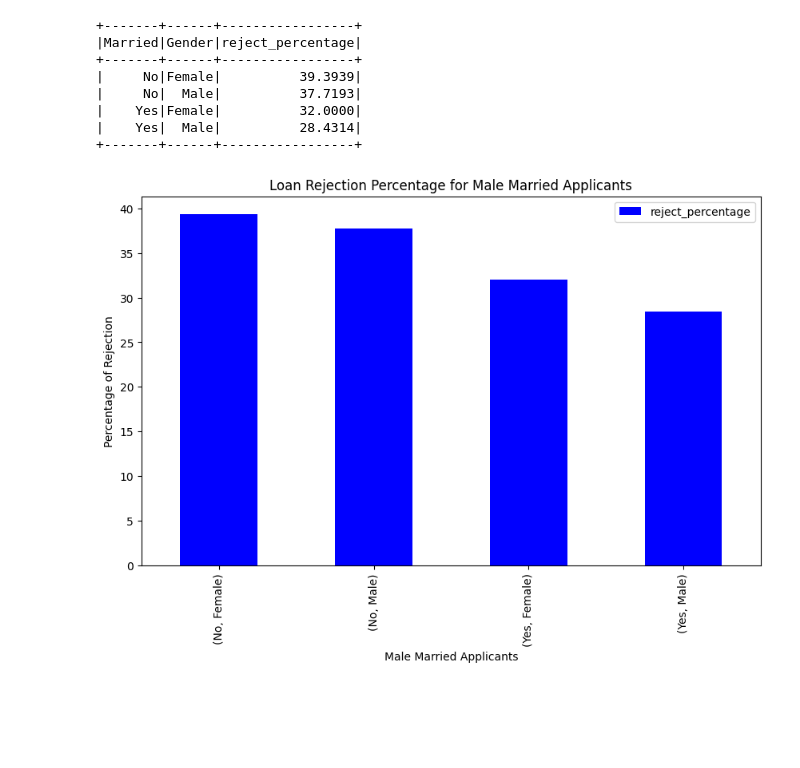
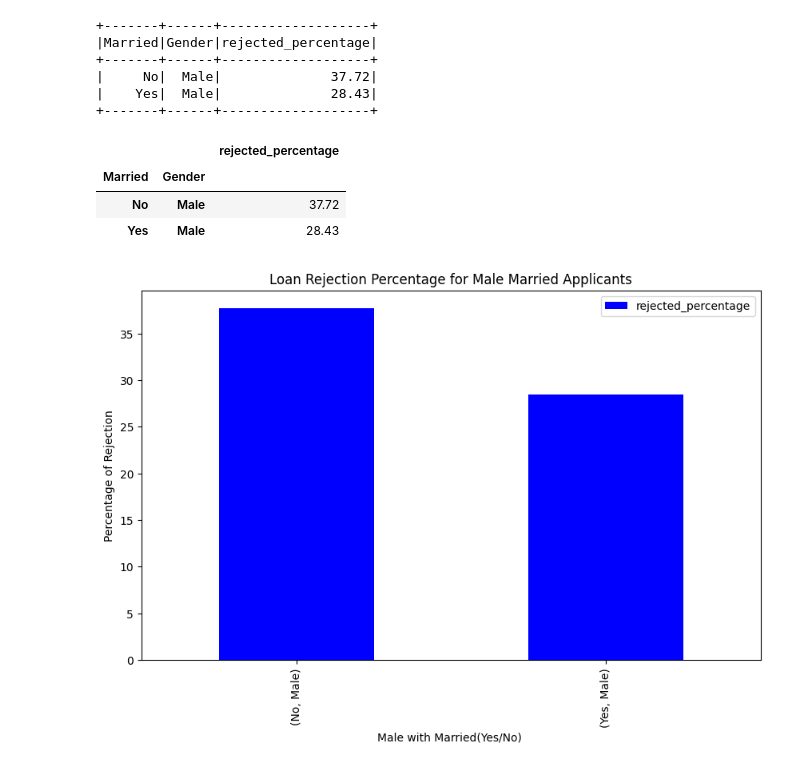
Before and after one commit to Suneetha-2022/Capstone_Project, a Jupyter notebook: Loan_Visualization/Male_Married.ipynb, the cells around one changed output. Drawn from its saved outputs; the diff is of its cells as text; code cells hidden in the pictures; blank space fills up the shorter version.

Commit message:
Loan Visualizations

```diff
--- a/Loan_Visualization/Male_Married.ipynb
+++ b/Loan_Visualization/Male_Married.ipynb
@@ -16,8 +16,20 @@ import matplotlib.pyplot as plt
 # %%
 spark = SparkSession.builder.appName("Male_Married_Rejection").getOrCreate()
 # %%
-query= "(SELECT Married, Gender, (SUM(CASE WHEN Application_Status = 'N' THEN 1 ELSE 0 END) / COUNT(DISTINCT Application_ID)) * 100 \
-AS reject_percentage FROM cdw_sapp_loan_application GROUP BY Married, Gender) as Reject_mm"
+query= "(WITH total_applications AS \
+        (SELECT Married, Gender, COUNT(*) AS total \
+        FROM cdw_sapp_loan_application \
+        WHERE Gender = 'Male' \
+	    GROUP BY Married), \
+        rejected_applications AS ( \
+        SELECT Married, Gender, COUNT(*) AS SUM1 \
+        FROM cdw_sapp_loan_application \
+        WHERE application_status = 'N' AND Gender = 'Male' \
+        GROUP BY Married) \
+        SELECT rejected_applications.Married, rejected_applications.Gender, \
+        round((rejected_applications.SUM1 / total_applications.total) * 100, 2) AS rejected_percentage \
+        FROM total_applications \
+        INNER JOIN rejected_applications ON rejected_applications.Married = total_applications.Married) as Reject_mm"
 
 sdf_mm = spark.read.format("jdbc").options(driver="com.mysql.cj.jdbc.Driver",\
                                      user="root",\
@@ -27,25 +39,29 @@ sdf_mm = spark.read.format("jdbc").options(driver="com.mysql.cj.jdbc.Driver",\
 
 sdf_mm.show()
 # %% [output]
-+-------+------+-----------------+
-|Married|Gender|reject_percentage|
-+-------+------+-----------------+
-|     No|Female|          39.3939|
-|     No|  Male|          37.7193|
-|    Yes|Female|          32.0000|
-|    Yes|  Male|          28.4314|
-+-------+------+-----------------+
++-------+------+-------------------+
+|Married|Gender|rejected_percentage|
++-------+------+-------------------+
+|     No|  Male|              37.72|
+|    Yes|  Male|              28.43|
++-------+------+-------------------+
 # %%
 #Convert spark dataframe to pandas dataframe
 pdf_mm = sdf_mm.toPandas()
 pdf_mm.set_index(['Married', 'Gender'], inplace = True)
-pdf_mm['reject_percentage'].dtype
-pdf_mm['reject_percentage'] = pdf_mm['reject_percentage'].astype(float)
+pdf_mm['rejected_percentage'].dtype
+pdf_mm['rejected_percentage'] = pdf_mm['rejected_percentage'].astype(float)
+pdf_mm
+# %% [output]
+|  |  | rejected_percentage |
+| Married | Gender |  |
+| No | Male | 37.72 |
+| Yes | Male | 28.43 |
 # %%
 pdf_mm.plot(kind='bar', figsize=(10, 6), color = 'blue')
-plt.xlabel('Male Married Applicants')
+plt.xlabel('Male with Married(Yes/No) ')
 plt.ylabel('Percentage of Rejection')
 plt.title('Loan Rejection Percentage for Male Married Applicants')
 plt.show()
 # %% [output]
-[figure, old version]
+[figure, new version]
```
Also changed, not shown: 2 other files.
